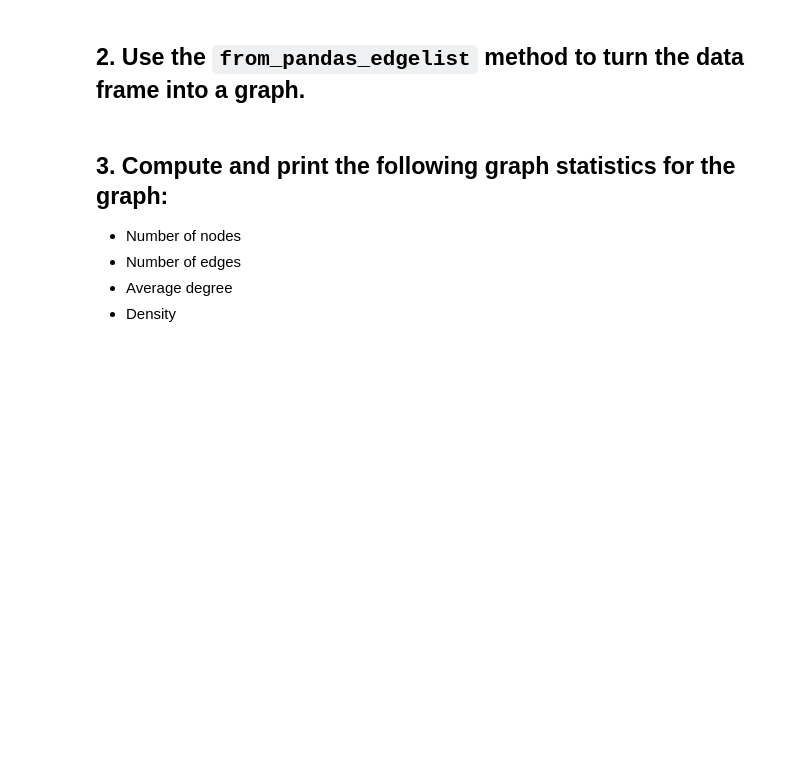
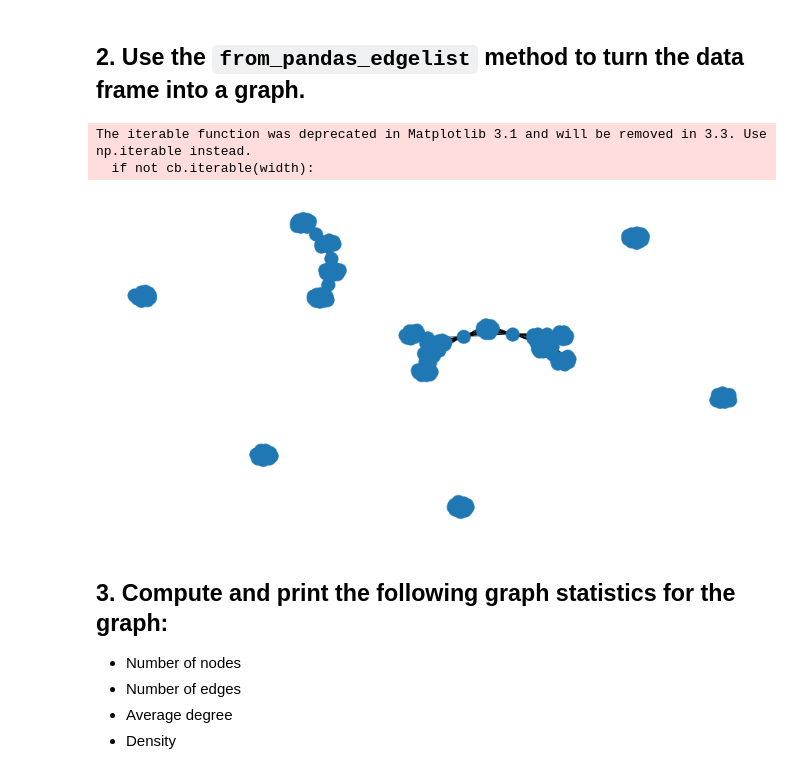
Before and after one commit to ta-datapt-bcn/lab-network-analysis, a Jupyter notebook: your-code/main.ipynb, the cells around one changed output. Saved outputs shown, nothing was run; the diff lists cells and outputs as text; code cells hidden in the pictures; blank space fills up the shorter version.

```diff
--- a/your-code/main.ipynb
+++ b/your-code/main.ipynb
@@ -19,3 +29,6 @@ basketball.head()
 ## 1. Transform this data set into one that can be turned into a graph where the entities are represented by the Name field and the relationships are represented by whether the players played in the same Olympics together (Games field).
 
 Sort descending by the number of pairwise interactions. Which pair of players have competed in the most Olympics together?
+# %%
+df = basketball[['Name','Games']]
+df.head()
@@ -21,0 +42,16 @@ Sort descending by the number of pairwise interactions. Which pair of players ha
+# %%
+olympics = df['Games'].unique()
+names = df['Name'].unique()
+relations = pd.DataFrame(columns=['A','B'])
+for i in olympics:
+    df2 = df['Name'][df['Games']==i]
+    for x in df2:
+
+        for y in df2:
+            if x == y:
+                next
+            else:
+                df3 = pd.DataFrame([[x,y]],columns = ['A','B'])
+                relations=relations.append(df3)
+# %%
+relations = relations.drop_duplicates()
@@ -22,5 +67,14 @@ Sort descending by the number of pairwise interactions. Which pair of players ha
 # %% [markdown]
 ## 2. Use the `from_pandas_edgelist` method to turn the data frame into a graph.
+# %%
+G = nx.from_pandas_edgelist(relations,'A','B')
+# %%
+nx.draw(G, with_labels=False)
+plt.show()
+# %% [output]
+The iterable function was deprecated in Matplotlib 3.1 and will be removed in 3.3. Use np.iterable instead.
+  if not cb.iterable(width):
+[figure, added]
 # %% [markdown]
 ## 3. Compute and print the following graph statistics for the graph:
 
```
Also changed, not shown: parts of 20 cells of this notebook, 1 other file.
